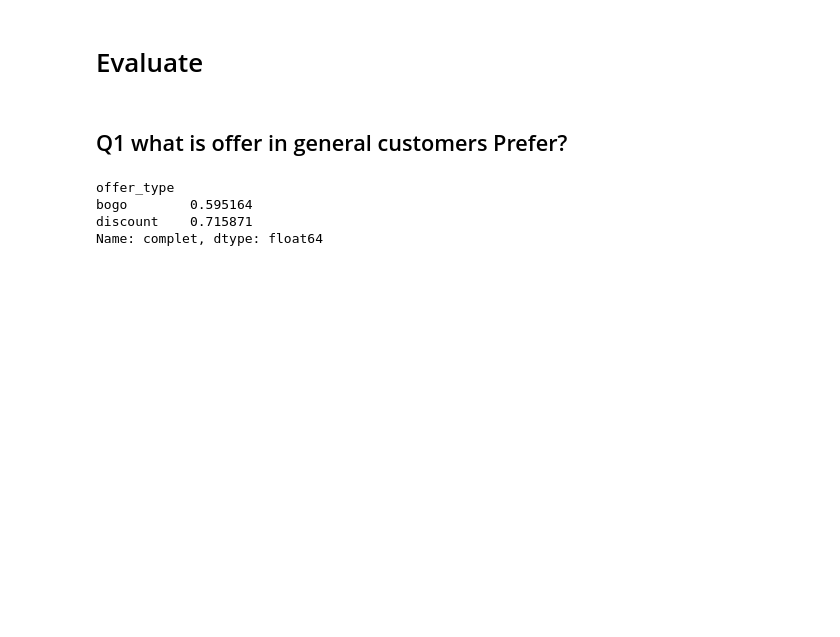
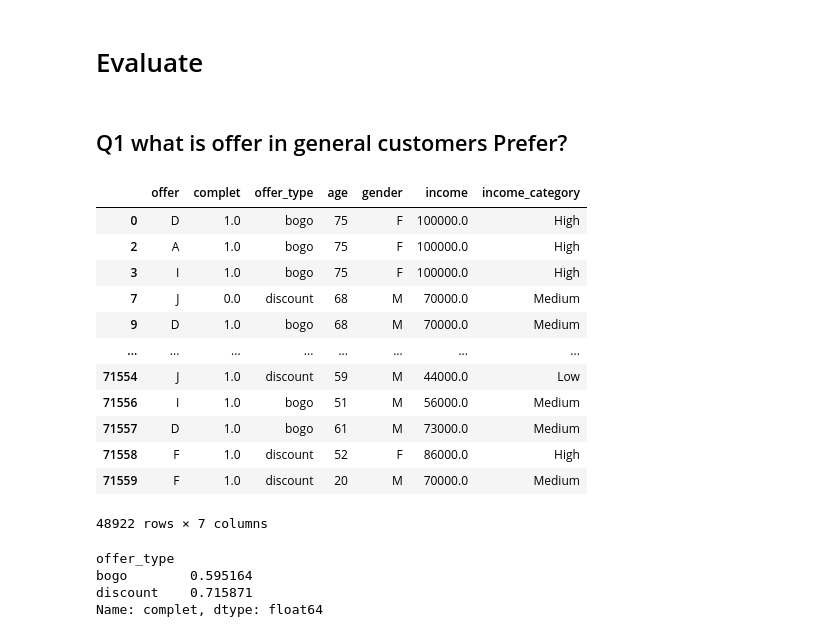
Before and after one commit to omar12oma/Starbucks_Offers, a Jupyter notebook: Starbucks_Capstone_notebook.ipynb, the cells around one changed output. Drawn from its saved outputs; the diff is of its cells as text; code cells hidden in the pictures; blank space fills up the shorter version.

```diff
--- a/Starbucks_Capstone_notebook.ipynb
+++ b/Starbucks_Capstone_notebook.ipynb
@@ -279,6 +340,22 @@ new_data.head()
 # Evaluate
 # %% [markdown]
 ## Q1 what is offer in general customers Prefer?
+# %%
+new_data
+# %% [output]
+|  | offer | complet | offer_type | age | gender | income | income_category |
+| 0 | D | 1.0 | bogo | 75 | F | 100000.0 | High |
+| 2 | A | 1.0 | bogo | 75 | F | 100000.0 | High |
+| 3 | I | 1.0 | bogo | 75 | F | 100000.0 | High |
+| 7 | J | 0.0 | discount | 68 | M | 70000.0 | Medium |
+| 9 | D | 1.0 | bogo | 68 | M | 70000.0 | Medium |
+| ... | ... | ... | ... | ... | ... | ... | ... |
+| 71554 | J | 1.0 | discount | 59 | M | 44000.0 | Low |
+| 71556 | I | 1.0 | bogo | 51 | M | 56000.0 | Medium |
+| 71557 | D | 1.0 | bogo | 61 | M | 73000.0 | Medium |
+| 71558 | F | 1.0 | discount | 52 | F | 86000.0 | High |
+| 71559 | F | 1.0 | discount | 20 | M | 70000.0 | Medium |
+48922 rows × 7 columns
 # %%
 offer_percent= new_data.groupby(['offer_type'])['complet'].sum()/new_data.groupby(['offer_type'])['complet'].count()
 offer_percent
```
Also changed, not shown: parts of 7 cells of this notebook.
